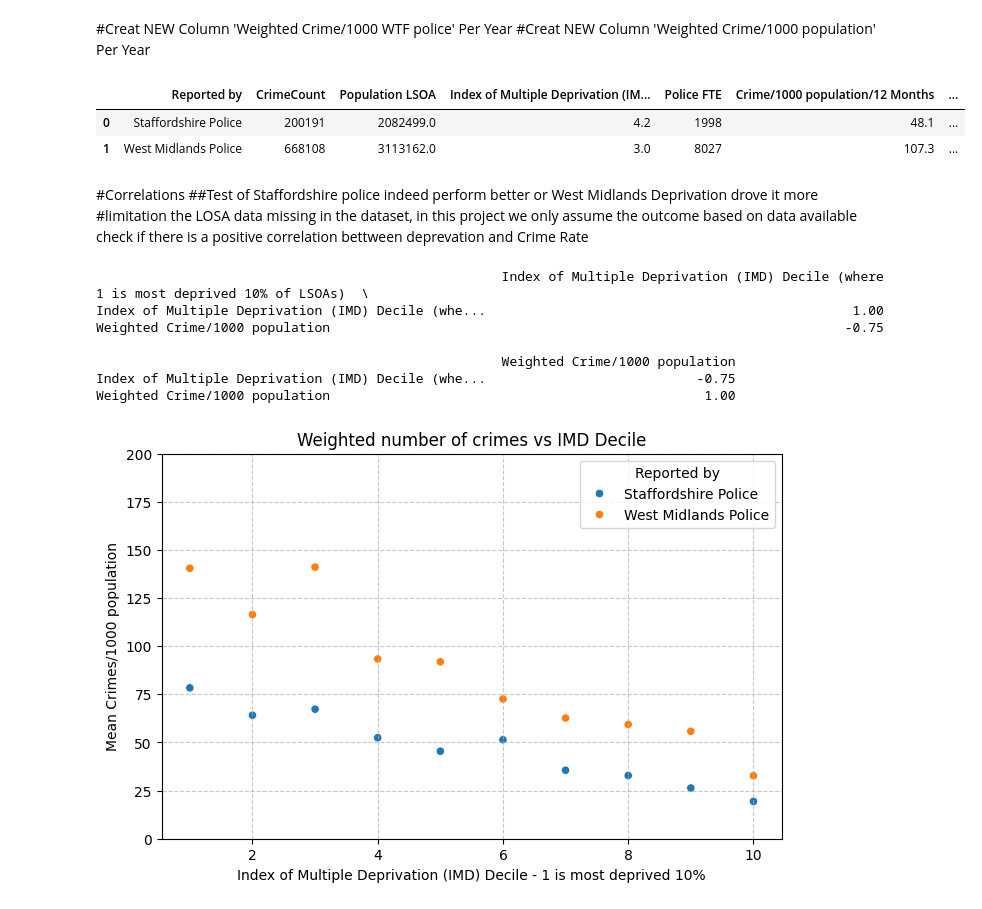
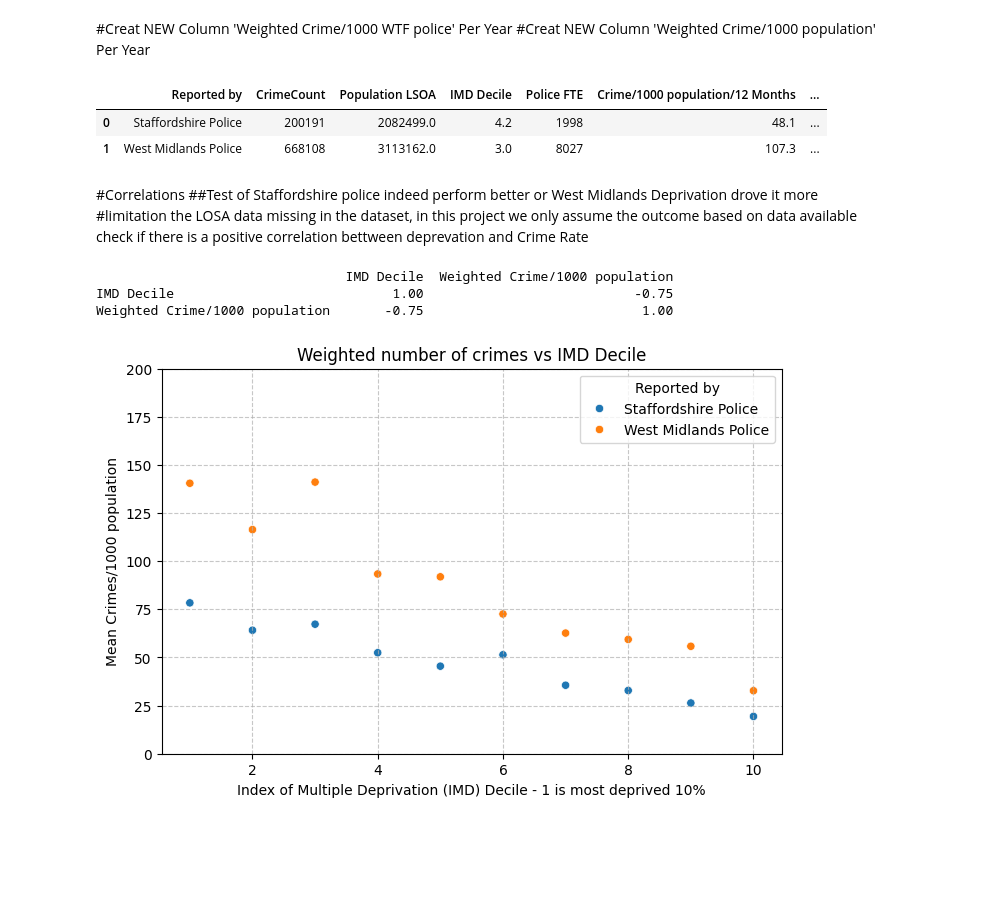
Before and after one commit to zhangwiki86-soton/L7---Data-Analysis-and-Visualisation, a Jupyter notebook: DRAFT Test Glob Final.ipynb, the cells around one changed output. Drawn from its saved outputs; the diff is of its cells as text; code cells hidden in the pictures; blank space fills up the shorter version.

```diff
--- a/DRAFT Test Glob Final.ipynb
+++ b/DRAFT Test Glob Final.ipynb
@@ -942,18 +952,19 @@ crime_counts_lsoa
 # %%
 b=crime_counts_lsoa.pivot_table(index='Reported by',values="Population LSOA",aggfunc='sum')
 c=crime_counts_lsoa.pivot_table(index='Reported by',values="CrimeCount",aggfunc='sum')
 e=DataMerge.pivot_table(index='Reported by',values="Index of Multiple Deprivation (IMD) Decile (where 1 is most deprived 10% of LSOAs)",aggfunc='mean')
 
 WorkForceFTE,b,c,e
 #merge and calculate weighted data by police
 d=pd.merge(c,b,on='Reported by',how='left')
 f=pd.merge(d,e,on='Reported by',how='left')
 weighted_data=pd.merge(f,WorkForceFTE,on='Reported by',how='left')
 weighted_data['Crime/1000 population/12 Months']=(weighted_data['CrimeCount']/weighted_data['Population LSOA'].astype(float))*1000/2
 weighted_data['Crime/Police FTE/12 Months']=(weighted_data['CrimeCount']/weighted_data['Police FTE'].astype(float))/2
+weighted_data.rename(columns={'Index of Multiple Deprivation (IMD) Decile (where 1 is most deprived 10% of LSOAs)':'IMD Decile'}, inplace=True)
 weighted_data.round(1)
 # %% [output]
-|  | Reported by | CrimeCount | Population LSOA | Index of Multiple Deprivation (IM... | Police FTE | Crime/1000 population/12 Months | ... |
+|  | Reported by | CrimeCount | Population LSOA | IMD Decile | Police FTE | Crime/1000 population/12 Months | ... |
 | 0 | Staffordshire Police | 200191 | 2082499.0 | 4.2 | 1998 | 48.1 | ... |
 | 1 | West Midlands Police | 668108 | 3113162.0 | 3.0 | 8027 | 107.3 | ... |
 # %% [markdown]
@@ -965,15 +976,13 @@ check if there is a positive correlation bettween deprevation and Crime Rate
 # %%
 #Calculate R = -0.75, indicate a correlation coefficient of 0.75 suggested negative strong correlation
 correlation_deprivation = crime_counts_lsoa.groupby(['Reported by', 'Index of Multiple Deprivation (IMD) Decile (where 1 is most deprived 10% of LSOAs)'])['Weighted Crime/1000 population'].mean().reset_index()
-numerical_columns=['Index of Multiple Deprivation (IMD) Decile (where 1 is most deprived 10% of LSOAs)','Weighted Crime/1000 population']
+correlation_deprivation.rename(columns={'Index of Multiple Deprivation (IMD) Decile (where 1 is most deprived 10% of LSOAs)':'IMD Decile'}, inplace=True)
+#numerical_columns=['Index of Multiple Deprivation (IMD) Decile (where 1 is most deprived 10% of LSOAs)','Weighted Crime/1000 population']
+numerical_columns=['IMD Decile','Weighted Crime/1000 population']
 print(correlation_deprivation[numerical_columns].corr().round(2))
 # %% [output]
-                                                    Index of Multiple Deprivation (IMD) Decile (where 1 is most deprived 10% of LSOAs)  \
-Index of Multiple Deprivation (IMD) Decile (whe...                                               1.00
-Weighted Crime/1000 population                                                                  -0.75
-
-                                                    Weighted Crime/1000 population
-Index of Multiple Deprivation (IMD) Decile (whe...                           -0.75
-Weighted Crime/1000 population                                                1.00
+                                IMD Decile  Weighted Crime/1000 population
+IMD Decile                            1.00                           -0.75
+Weighted Crime/1000 population       -0.75                            1.00
 # %%
 plt.figure(figsize=(8, 5))
```
Also changed, not shown: parts of 10 cells of this notebook.
